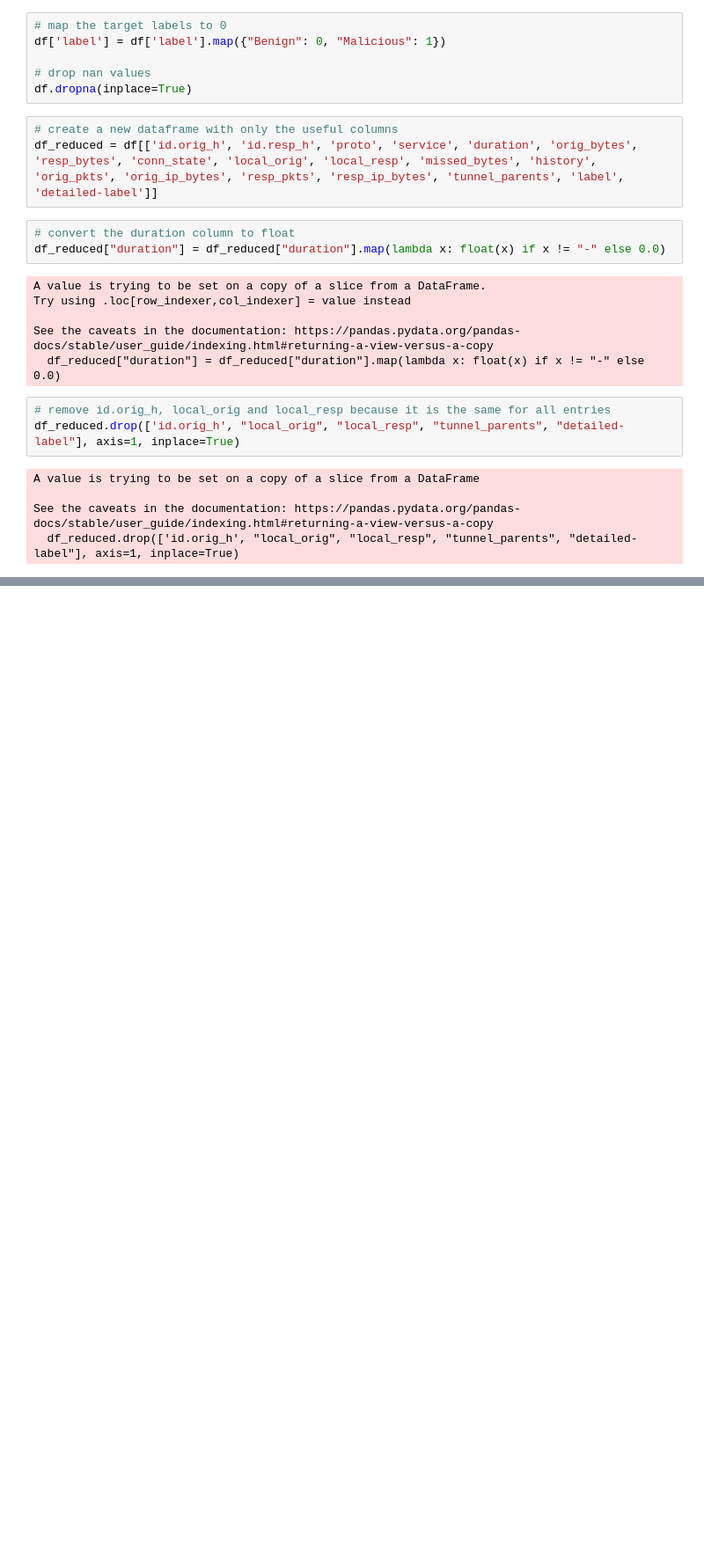
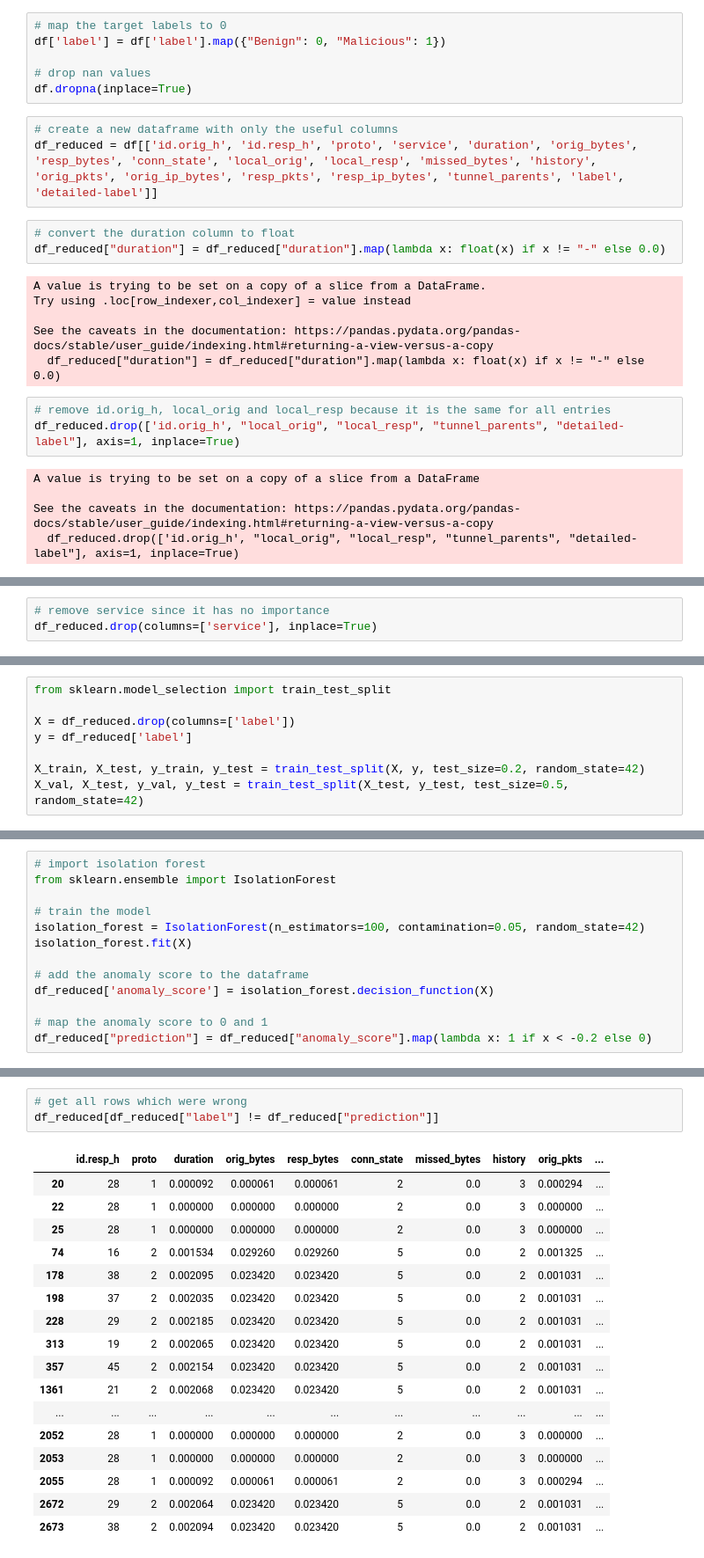
Before and after one commit to pedrofuentes79/IOT-Anomaly-Detection, a Jupyter notebook: main.ipynb, the cells around one changed output, grey strips where cells are left out. Shown: that part at 88% size. Drawn from its saved outputs; the diff is of its cells as text; blank space fills up the shorter version.

```diff
--- a/main.ipynb
+++ b/main.ipynb
@@ -111,0 +167,3 @@ df_reduced
+# %%
+# remove service since it has no importance
+df_reduced.drop(columns=['service'], inplace=True)
@@ -111,0 +172,8 @@ df_reduced
+# %%
+from sklearn.model_selection import train_test_split
+
+X = df_reduced.drop(columns=['label'])
+y = df_reduced['label']
+
+X_train, X_test, y_train, y_test = train_test_split(X, y, test_size=0.2, random_state=42)
+X_val, X_test, y_val, y_test = train_test_split(X_test, y_test, test_size=0.5, random_state=42)
@@ -111,0 +190,13 @@ df_reduced
+# %%
+# import isolation forest
+from sklearn.ensemble import IsolationForest
+
+# train the model
+isolation_forest = IsolationForest(n_estimators=100, contamination=0.05, random_state=42)
+isolation_forest.fit(X)
+
+# add the anomaly score to the dataframe
+df_reduced['anomaly_score'] = isolation_forest.decision_function(X)
+
+# map the anomaly score to 0 and 1
+df_reduced["prediction"] = df_reduced["anomaly_score"].map(lambda x: 1 if x < -0.2 else 0)
@@ -111,0 +231,21 @@ df_reduced
+# %%
+# get all rows which were wrong
+df_reduced[df_reduced["label"] != df_reduced["prediction"]]
+# %% [output]
+|  | id.resp_h | proto | duration | orig_bytes | resp_bytes | conn_state | missed_bytes | history | orig_pkts | ... |
+| 20 | 28 | 1 | 0.000092 | 0.000061 | 0.000061 | 2 | 0.0 | 3 | 0.000294 | ... |
+| 22 | 28 | 1 | 0.000000 | 0.000000 | 0.000000 | 2 | 0.0 | 3 | 0.000000 | ... |
+| 25 | 28 | 1 | 0.000000 | 0.000000 | 0.000000 | 2 | 0.0 | 3 | 0.000000 | ... |
+| 74 | 16 | 2 | 0.001534 | 0.029260 | 0.029260 | 5 | 0.0 | 2 | 0.001325 | ... |
+| 178 | 38 | 2 | 0.002095 | 0.023420 | 0.023420 | 5 | 0.0 | 2 | 0.001031 | ... |
+| 198 | 37 | 2 | 0.002035 | 0.023420 | 0.023420 | 5 | 0.0 | 2 | 0.001031 | ... |
+| 228 | 29 | 2 | 0.002185 | 0.023420 | 0.023420 | 5 | 0.0 | 2 | 0.001031 | ... |
+| 313 | 19 | 2 | 0.002065 | 0.023420 | 0.023420 | 5 | 0.0 | 2 | 0.001031 | ... |
+| 357 | 45 | 2 | 0.002154 | 0.023420 | 0.023420 | 5 | 0.0 | 2 | 0.001031 | ... |
+| 1361 | 21 | 2 | 0.002068 | 0.023420 | 0.023420 | 5 | 0.0 | 2 | 0.001031 | ... |
+| ... | ... | ... | ... | ... | ... | ... | ... | ... | ... | ... |
+| 2052 | 28 | 1 | 0.000000 | 0.000000 | 0.000000 | 2 | 0.0 | 3 | 0.000000 | ... |
+| 2053 | 28 | 1 | 0.000000 | 0.000000 | 0.000000 | 2 | 0.0 | 3 | 0.000000 | ... |
+| 2055 | 28 | 1 | 0.000092 | 0.000061 | 0.000061 | 2 | 0.0 | 3 | 0.000294 | ... |
+| 2672 | 29 | 2 | 0.002064 | 0.023420 | 0.023420 | 5 | 0.0 | 2 | 0.001031 | ... |
+| 2673 | 38 | 2 | 0.002094 | 0.023420 | 0.023420 | 5 | 0.0 | 2 | 0.001031 | ... |
```
Also changed, not shown: parts of 11 cells of this notebook.
